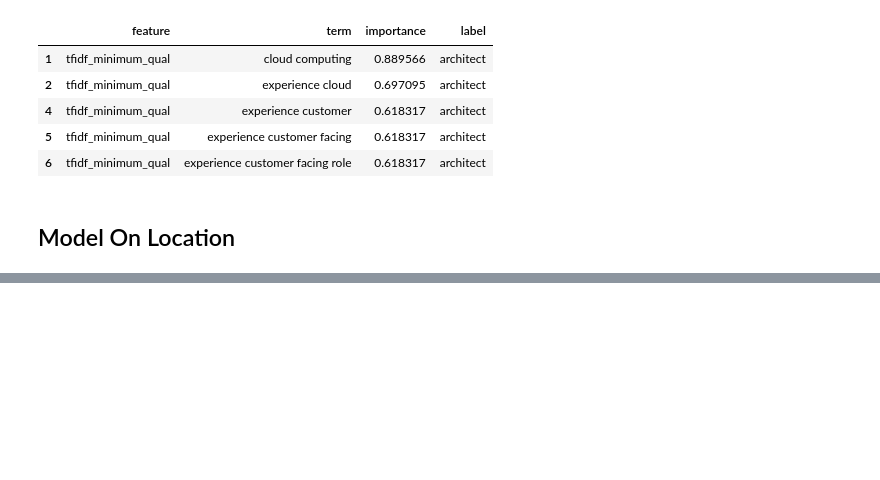
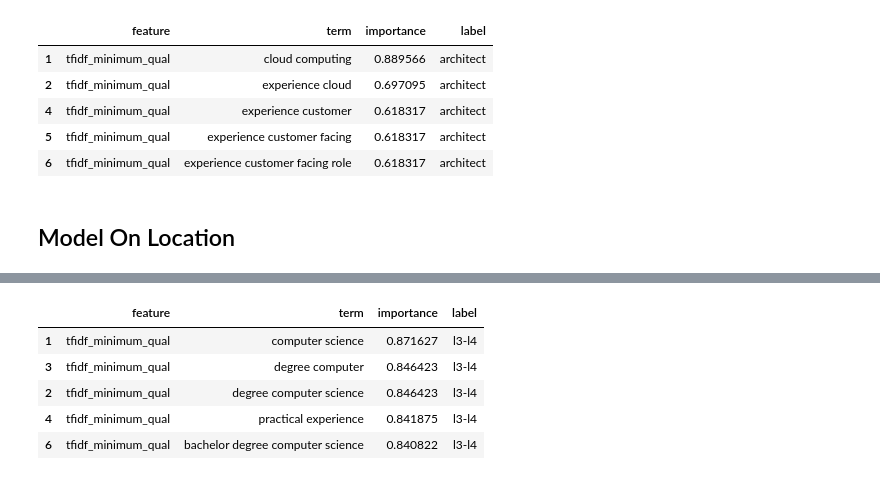
Before and after one commit to rossrco/analyses, a Jupyter notebook: ggl_job_ads/notebooks/job_ads_analysis.ipynb, the cells around one changed output, grey strips where cells are left out. Drawn from its saved outputs; the diff is of its cells as text; code cells hidden in the pictures; blank space fills up the shorter version.

```diff
--- a/ggl_job_ads/notebooks/job_ads_analysis.ipynb
+++ b/ggl_job_ads/notebooks/job_ads_analysis.ipynb
@@ -365,0 +411,13 @@ imp_location = get_feature_importances(model)
+# %%
+imp_seniority = get_feature_importances(model)
+# %%
+(imp_seniority[(imp_seniority.label=='l3-l4')
+              &(imp_seniority.feature=='tfidf_minimum_qual')]
+ .sort_values('importance', ascending=False).head())
+# %% [output]
+|  | feature | term | importance | label |
+| 1 | tfidf_minimum_qual | computer science | 0.871627 | l3-l4 |
+| 3 | tfidf_minimum_qual | degree computer | 0.846423 | l3-l4 |
+| 2 | tfidf_minimum_qual | degree computer science | 0.846423 | l3-l4 |
+| 4 | tfidf_minimum_qual | practical experience | 0.841875 | l3-l4 |
+| 6 | tfidf_minimum_qual | bachelor degree computer science | 0.840822 | l3-l4 |
```
Also changed, not shown: parts of 18 cells of this notebook.
